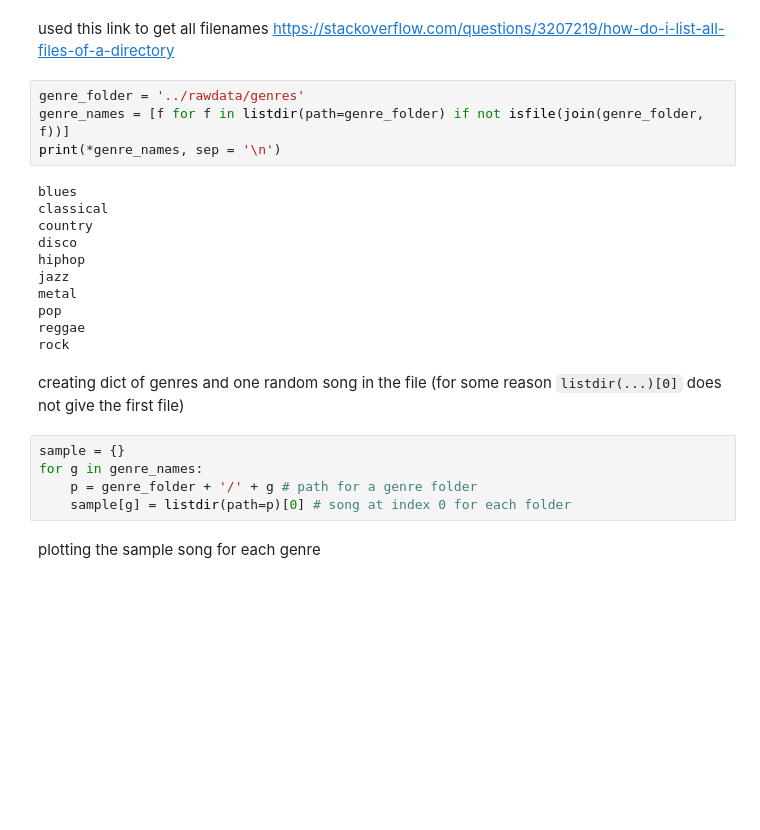
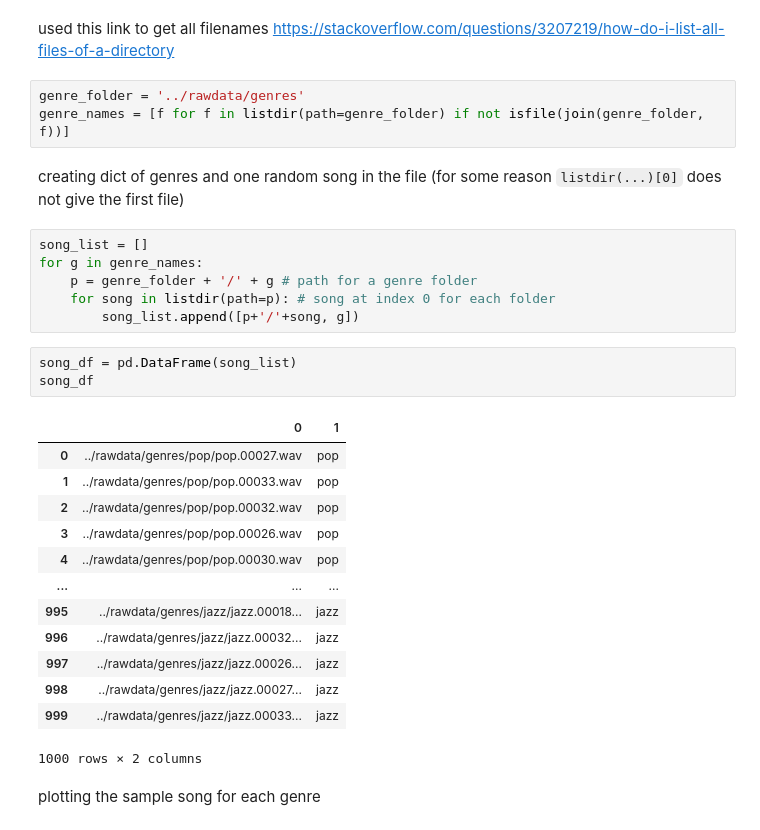
Before and after one commit to alarsen123/music-genre-classification, a Jupyter notebook: MLP2/analysis/analysis.ipynb, the cells around one changed output. Saved outputs shown, nothing was run; the diff lists cells and outputs as text; blank space fills up the shorter version.

Commit message:
Create dataframe

```diff
--- a/MLP2/analysis/analysis.ipynb
+++ b/MLP2/analysis/analysis.ipynb
@@ -21,25 +22,31 @@ https://stackoverflow.com/questions/3207219/how-do-i-list-all-files-of-a-directo
 # %%
 genre_folder = '../rawdata/genres'
 genre_names = [f for f in listdir(path=genre_folder) if not isfile(join(genre_folder, f))]
-print(*genre_names, sep = '\n')
-# %% [output]
-blues
-classical
-country
-disco
-hiphop
-jazz
-metal
-pop
-reggae
-rock
 # %% [markdown]
 creating dict of genres and one random song in the file (for some reason `listdir(...)[0]` does not give the first file)
 # %%
-sample = {}
+song_list = []
 for g in genre_names:
     p = genre_folder + '/' + g # path for a genre folder
-    sample[g] = listdir(path=p)[0] # song at index 0 for each folder
+    for song in listdir(path=p): # song at index 0 for each folder
+        song_list.append([p+'/'+song, g])
+# %%
+song_df = pd.DataFrame(song_list)
+song_df
+# %% [output]
+|  | 0 | 1 |
+| 0 | ../rawdata/genres/pop/pop.00027.wav | pop |
+| 1 | ../rawdata/genres/pop/pop.00033.wav | pop |
+| 2 | ../rawdata/genres/pop/pop.00032.wav | pop |
+| 3 | ../rawdata/genres/pop/pop.00026.wav | pop |
+| 4 | ../rawdata/genres/pop/pop.00030.wav | pop |
+| ... | ... | ... |
+| 995 | ../rawdata/genres/jazz/jazz.00018... | jazz |
+| 996 | ../rawdata/genres/jazz/jazz.00032... | jazz |
+| 997 | ../rawdata/genres/jazz/jazz.00026... | jazz |
+| 998 | ../rawdata/genres/jazz/jazz.00027... | jazz |
+| 999 | ../rawdata/genres/jazz/jazz.00033... | jazz |
+1000 rows × 2 columns
 # %% [markdown]
 plotting the sample song for each genre
 # %%
```
Also changed, not shown: parts of 1 cell of this notebook, 2 other files.
